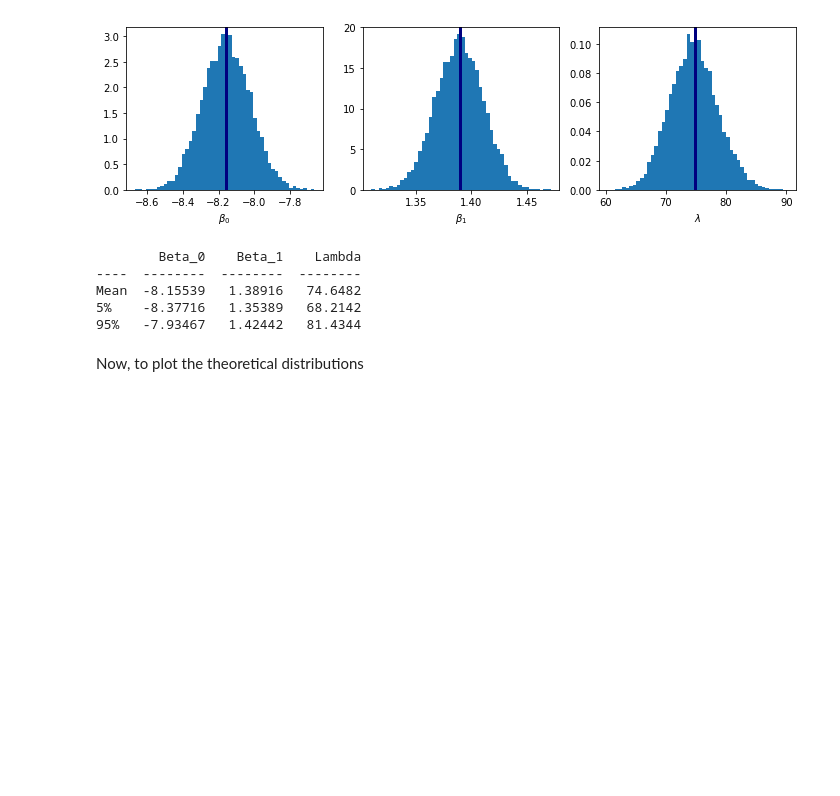
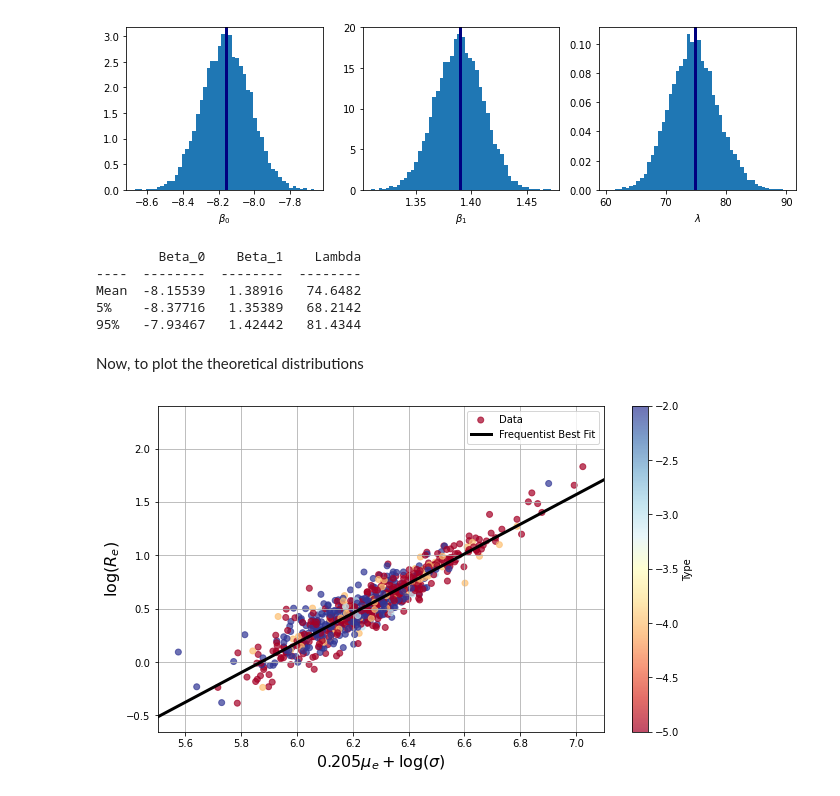
Before and after one commit to tylerbarna/AST5731-lab, a Jupyter notebook: Activity 07/Activity 07 -- Tyler Barna.ipynb, the cells around one changed output. Cells and saved outputs as stored; diff of their text form; code cells hidden in the pictures; blank space fills up the shorter version.

```diff
--- a/Activity 07/Activity 07 -- Tyler Barna.ipynb
+++ b/Activity 07/Activity 07 -- Tyler Barna.ipynb
@@ -208,3 +208,31 @@ Mean  -8.15539   1.38916   74.6482
 95%   -7.93467   1.42442   81.4344
 # %% [markdown]
 Now, to plot the theoretical distributions
+# %%
+## plotting
+fig, ax = plt.subplots(figsize=(10, 6),facecolor='white')
+ax.set_xlim(5.5,7.1)
+ax.grid()
+ax.set_xlabel(r'$0.205 \mu_e + \log(\sigma)$',fontsize=16)
+ax.set_ylabel(r'$\log(R_e)$',fontsize=16)
+
+cm = plt.cm.get_cmap('RdYlBu') ## color map
+scat = ax.scatter(x, y, c=df['Type'],
+                  alpha=0.7,cmap=cm,
+                  label='Data')
+cbat = plt.colorbar(scat)
+cbat.set_label(r'Type')
+
+logSigma = np.linspace(5.5,7.5,x.shape[0])
+ax.plot(xx, yy,
+        lw=3,color='black',
+        label='Frequentist Best Fit')
+
+
+y05 = np.percentile(betarray[:,0],5) + np.percentile(betarray[:,1],5)*xx
+y95 = np.percentile(betarray[:,0],95) + np.percentile(betarray[:,1],95)*xx
+
+
+ax.legend();
+# %% [output]
+[figure, added]
```
